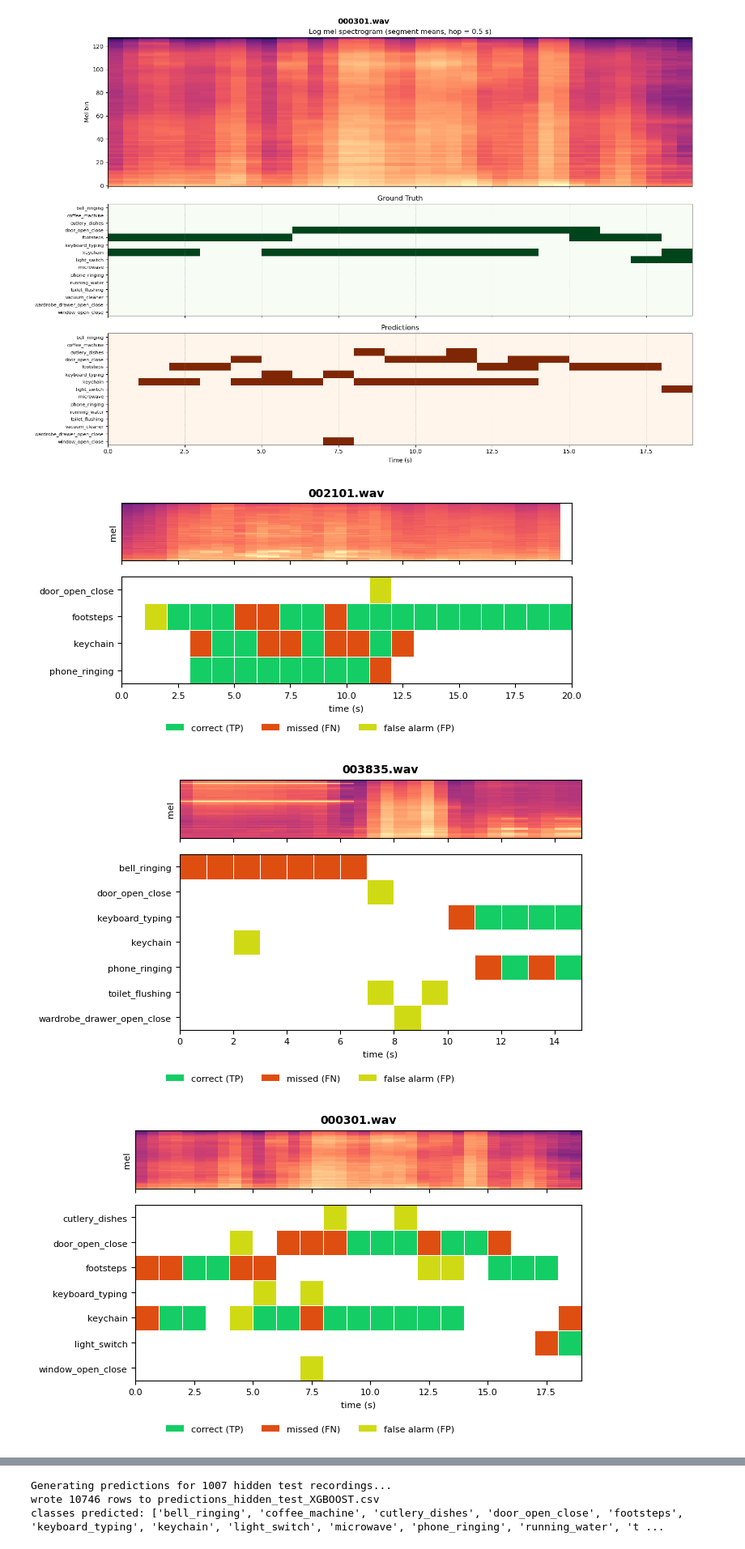
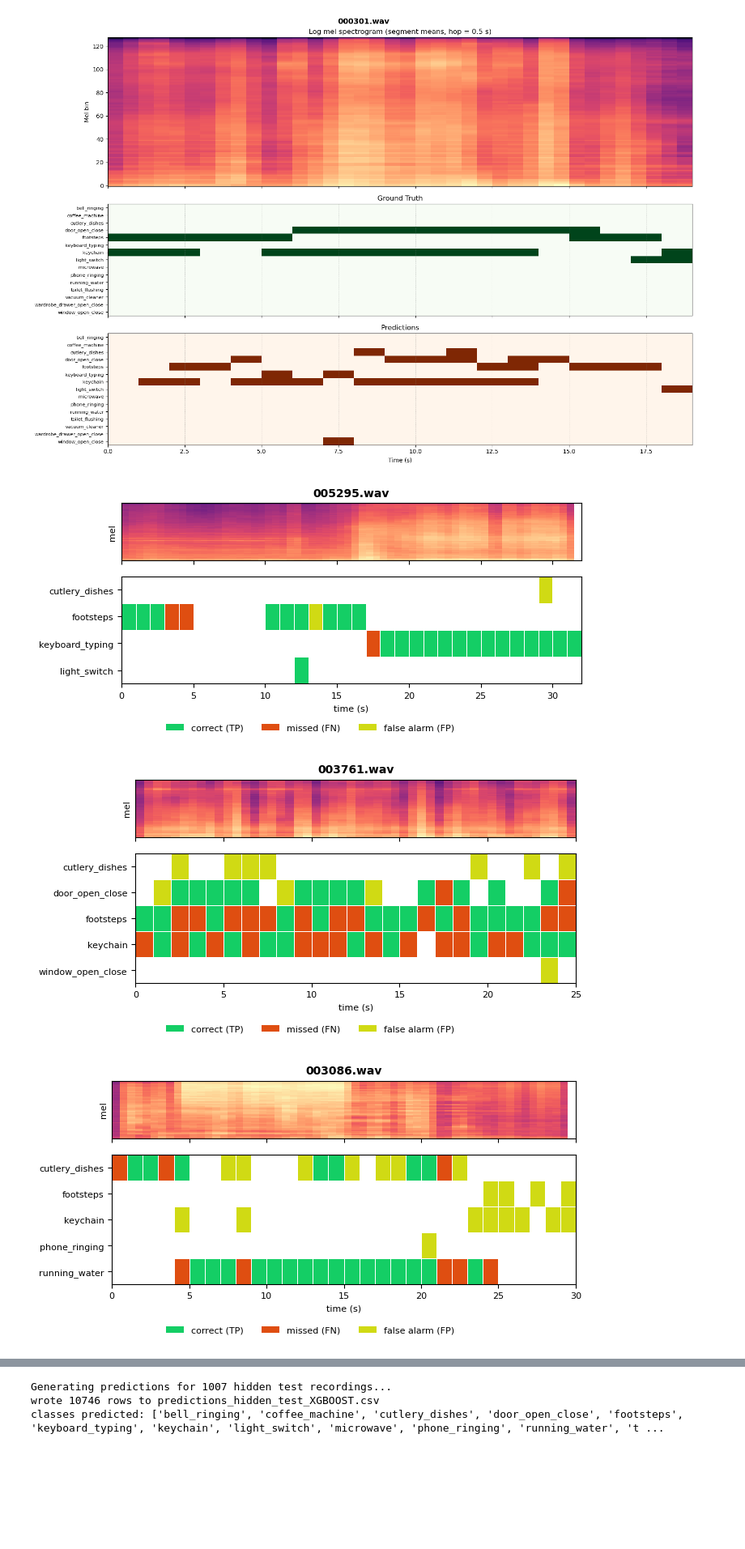
Before and after one commit to LaurinSiebert/mlpc_project, a Jupyter notebook: notebooks/challenge/03_challenge_sed.ipynb, the cells around one changed output, grey strips where cells are left out. Shown at 81% size. Saved outputs shown, nothing was run; the diff lists cells and outputs as text; code cells hidden in the pictures; blank space fills up the shorter version.

```diff
--- a/notebooks/challenge/03_challenge_sed.ipynb
+++ b/notebooks/challenge/03_challenge_sed.ipynb
@@ -541,35 +541,49 @@ def plot_sed_compact(filepath, predict_fn, show_spec=True):
         fig, (axs, ax) = plt.subplots(
             2, 1, figsize=(7, h + 0.9), sharex=True,
             gridspec_kw={"height_ratios": [0.8, 0.30 * len(active) + 0.3]})
         mel = np.log1p(data["melspect_mean"].T)
         axs.pcolormesh(np.append(start_times, start_times[-1] + HOP_SIZE),
                        np.arange(mel.shape[0] + 1) - 0.5, mel,
                        cmap="magma", shading="flat", rasterized=True)
         axs.set_yticks([]); axs.set_ylabel("mel", fontsize=8)
         axs.set_title(fname, fontsize=10, fontweight="bold")
     else:
         fig, ax = plt.subplots(figsize=(7, h))
         ax.set_title(fname, fontsize=10, fontweight="bold")
 
     ax.pcolormesh(t_edges, y_edges, status, cmap=_CMAP, norm=_NORM,
                   shading="flat", edgecolors="white", linewidth=0.5)
     ax.set_yticks(range(len(active)))
     ax.set_yticklabels([CLASS_NAMES[c] for c in active], fontsize=8)
     ax.invert_yaxis()
     ax.set_xlabel("time (s)", fontsize=8)
     ax.tick_params(labelsize=8)
     fig.legend(handles=_LEGEND, ncol=3, fontsize=8, frameon=False,
                loc="lower center", bbox_to_anchor=(0.5, -0.02))
     fig.tight_layout(rect=[0, 0.04, 1, 1])
     return fig
 
 
+# the files to plot
+SELECTED = ["005295", "003761", "003086"]
+
+# map each selection to its full .npz path in our_test_files
+by_stem = {os.path.basename(fp).replace(".npz", ""): fp for fp in our_test_files}
+
+selected_files = []
+for name in SELECTED:
+    stem = os.path.basename(name).replace(".wav", "").replace(".npz", "")
+    if stem in by_stem:
+        selected_files.append(by_stem[stem])
+    else:
+        print(f"{name} not in our_test_files — skipping")
+
 # show and save
-for fp in our_test_files[:50]:
+for fp in selected_files:
     fig = plot_sed_compact(fp, xgb_predict, show_spec=True)
-#    fig.savefig(f"sed_{os.path.basename(fp).replace('.npz','')}.png", bbox_inches="tight")
+    fig.savefig(f"sed_{os.path.basename(fp).replace('.npz','')}.png", bbox_inches="tight")
     plt.show()
 # %% [output]
-[figure, old version]
+[figure, new version]
-[figure, old version]
+[figure, new version]
-[figure, old version]
+[figure, new version]
```
Also changed, not shown: parts of 1 cell of this notebook.
